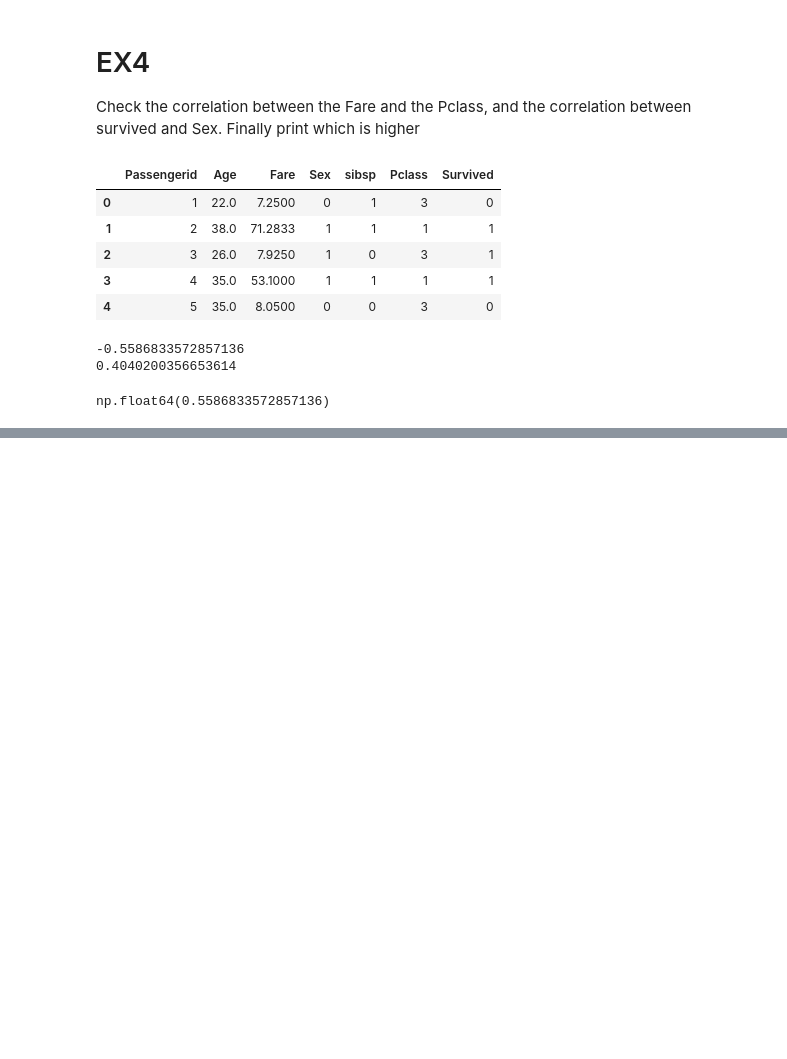
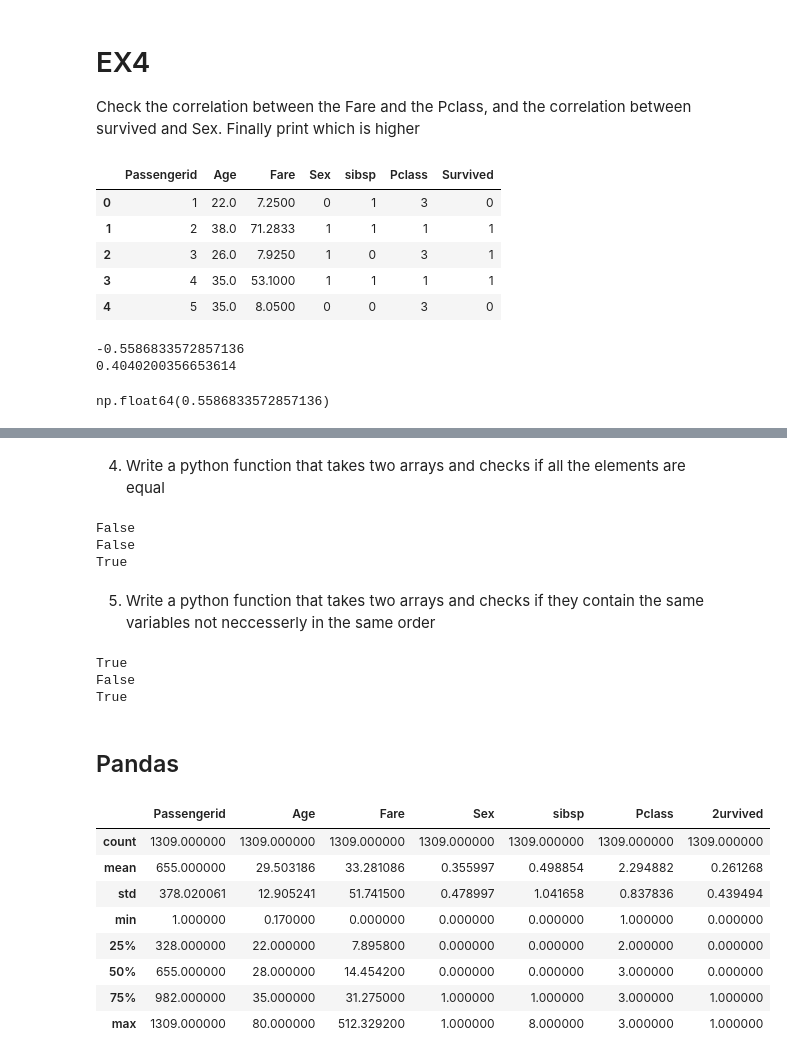
Before and after one commit to DebbWass/DataEngAICourse, a Jupyter notebook: Lessons/Class/12012026/Class/JB_DataAnalysis_12012026.ipynb, the cells around one changed output, grey strips where cells are left out. Cells and saved outputs as stored; diff of their text form; code cells hidden in the pictures; blank space fills up the shorter version.

Commit message:
Pandas

```diff
--- a/Lessons/Class/12012026/Class/JB_DataAnalysis_12012026.ipynb
+++ b/Lessons/Class/12012026/Class/JB_DataAnalysis_12012026.ipynb
@@ -254,0 +318,57 @@ np.float64(0.5586833572857136)
+# %% [markdown]
+4. Write a python function that takes two arrays and checks if all the elements are equal
+# %%
+def is_equal_arr(arr1, arr2):
+  return np.array_equal(arr1,arr2)
+
+#test
+arr1 = [1,6,8,3,5]
+arr2 = [6,8,3,5,1]
+
+print(is_equal_arr(arr1,arr2))
+
+arr3 = [1,1,3,6,9]
+arr4 = [1,1,3,6,9]
+
+print(is_equal_arr(arr1,arr3))
+print(is_equal_arr(arr4,arr3))
+# %% [output]
+False
+False
+True
+# %% [markdown]
+5. Write a python function that takes two arrays and checks if they contain the same variables not neccesserly in the same order
+# %%
+def is_same_orgs(arr1, arr2):
+  return np.array_equal(np.sort(arr1), np.sort(arr2))
+
+
+#test
+arr1 = [1,6,8,3,5]
+arr2 = [6,8,3,5,1]
+
+print(is_same_orgs(arr1,arr2))
+
+arr3 = [1,1,3,6,9]
+arr4 = [1,1,3,6,9]
+
+print(is_same_orgs(arr1,arr3))
+print(is_same_orgs(arr4,arr3))
+# %% [output]
+True
+False
+True
+# %% [markdown]
+## Pandas
+# %%
+df.describe()
+# %% [output]
+|  | Passengerid | Age | Fare | Sex | sibsp | Pclass | 2urvived |
+| count | 1309.000000 | 1309.000000 | 1309.000000 | 1309.000000 | 1309.000000 | 1309.000000 | 1309.000000 |
+| mean | 655.000000 | 29.503186 | 33.281086 | 0.355997 | 0.498854 | 2.294882 | 0.261268 |
+| std | 378.020061 | 12.905241 | 51.741500 | 0.478997 | 1.041658 | 0.837836 | 0.439494 |
+| min | 1.000000 | 0.170000 | 0.000000 | 0.000000 | 0.000000 | 1.000000 | 0.000000 |
+| 25% | 328.000000 | 22.000000 | 7.895800 | 0.000000 | 0.000000 | 2.000000 | 0.000000 |
+| 50% | 655.000000 | 28.000000 | 14.454200 | 0.000000 | 0.000000 | 3.000000 | 0.000000 |
+| 75% | 982.000000 | 35.000000 | 31.275000 | 1.000000 | 1.000000 | 3.000000 | 1.000000 |
+| max | 1309.000000 | 80.000000 | 512.329200 | 1.000000 | 8.000000 | 3.000000 | 1.000000 |
```
Also changed, not shown: parts of 17 cells of this notebook, 2 other files.
